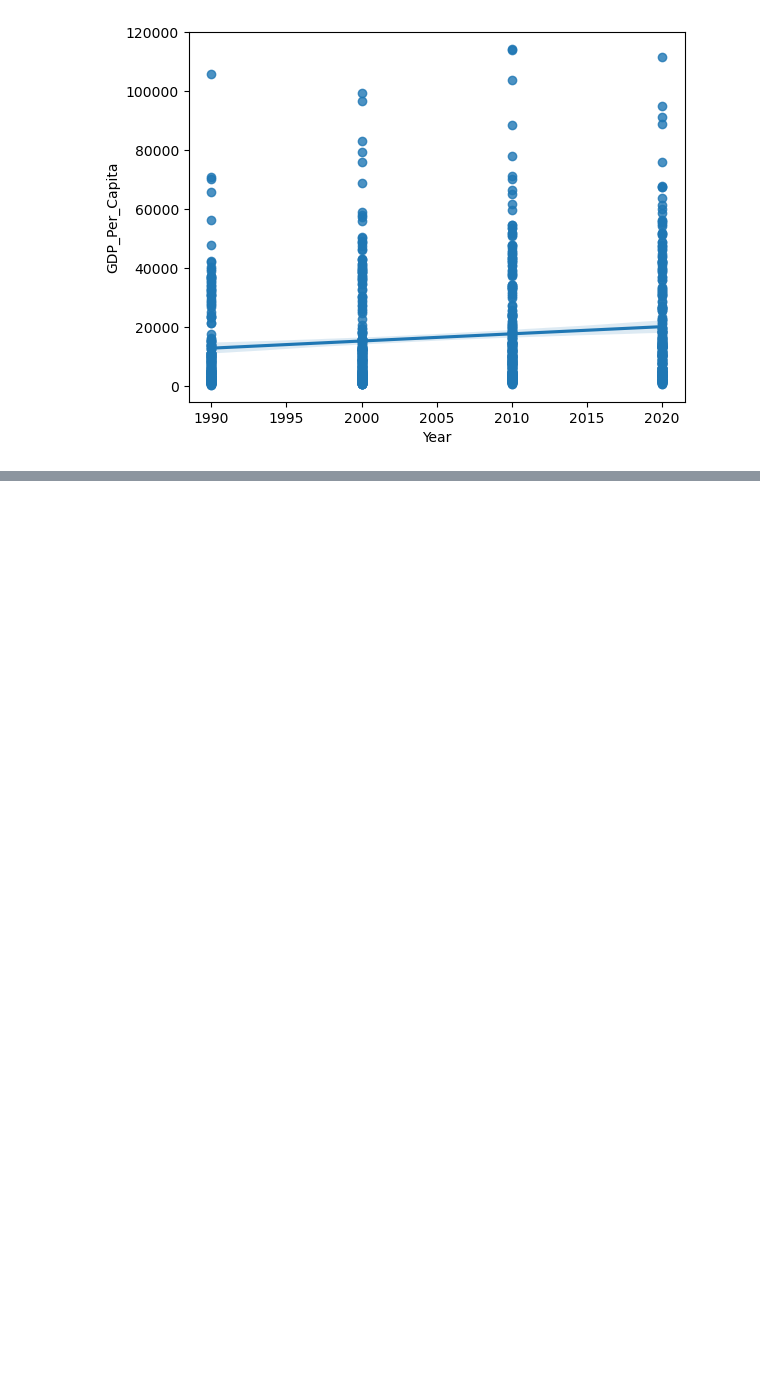
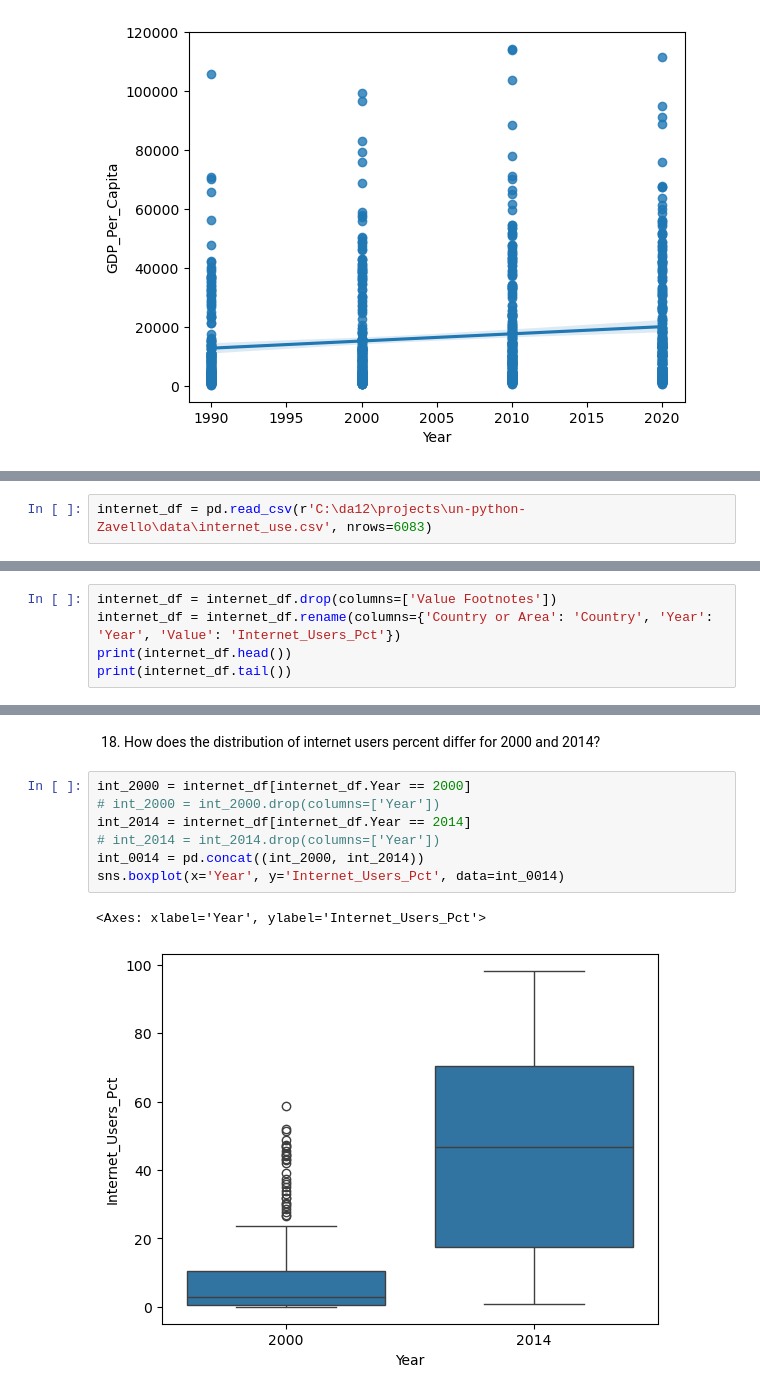
Before and after one commit to NSS-Data-Analytics-Cohort-12/un-python-Zavello, a Jupyter notebook: notebook_UN_Project.ipynb, the cells around one changed output, grey strips where cells are left out. Saved outputs shown, nothing was run; the diff lists cells and outputs as text; blank space fills up the shorter version.

```diff
--- a/notebook_UN_Project.ipynb
+++ b/notebook_UN_Project.ipynb
@@ -159,0 +388,2 @@ sns.regplot(x=gdp_decades['Year'], y=gdp_decades['GDP_Per_Capita'])
+# %%
+internet_df = pd.read_csv(r'C:\da12\projects\un-python-Zavello\data\internet_use.csv', nrows=6083)
@@ -159,0 +414,5 @@ sns.regplot(x=gdp_decades['Year'], y=gdp_decades['GDP_Per_Capita'])
+# %%
+internet_df = internet_df.drop(columns=['Value Footnotes'])
+internet_df = internet_df.rename(columns={'Country or Area': 'Country', 'Year': 'Year', 'Value': 'Internet_Users_Pct'})
+print(internet_df.head())
+print(internet_df.tail())
@@ -159,0 +457,12 @@ sns.regplot(x=gdp_decades['Year'], y=gdp_decades['GDP_Per_Capita'])
+# %% [markdown]
+18. How does the distribution of internet users percent differ for 2000 and 2014?
+# %%
+int_2000 = internet_df[internet_df.Year == 2000]
+# int_2000 = int_2000.drop(columns=['Year'])
+int_2014 = internet_df[internet_df.Year == 2014]
+# int_2014 = int_2014.drop(columns=['Year'])
+int_0014 = pd.concat((int_2000, int_2014))
+sns.boxplot(x='Year', y='Internet_Users_Pct', data=int_0014)
+# %% [output]
+<Axes: xlabel='Year', ylabel='Internet_Users_Pct'>
+[figure, added]
```
Also changed, not shown: parts of 35 cells of this notebook.
